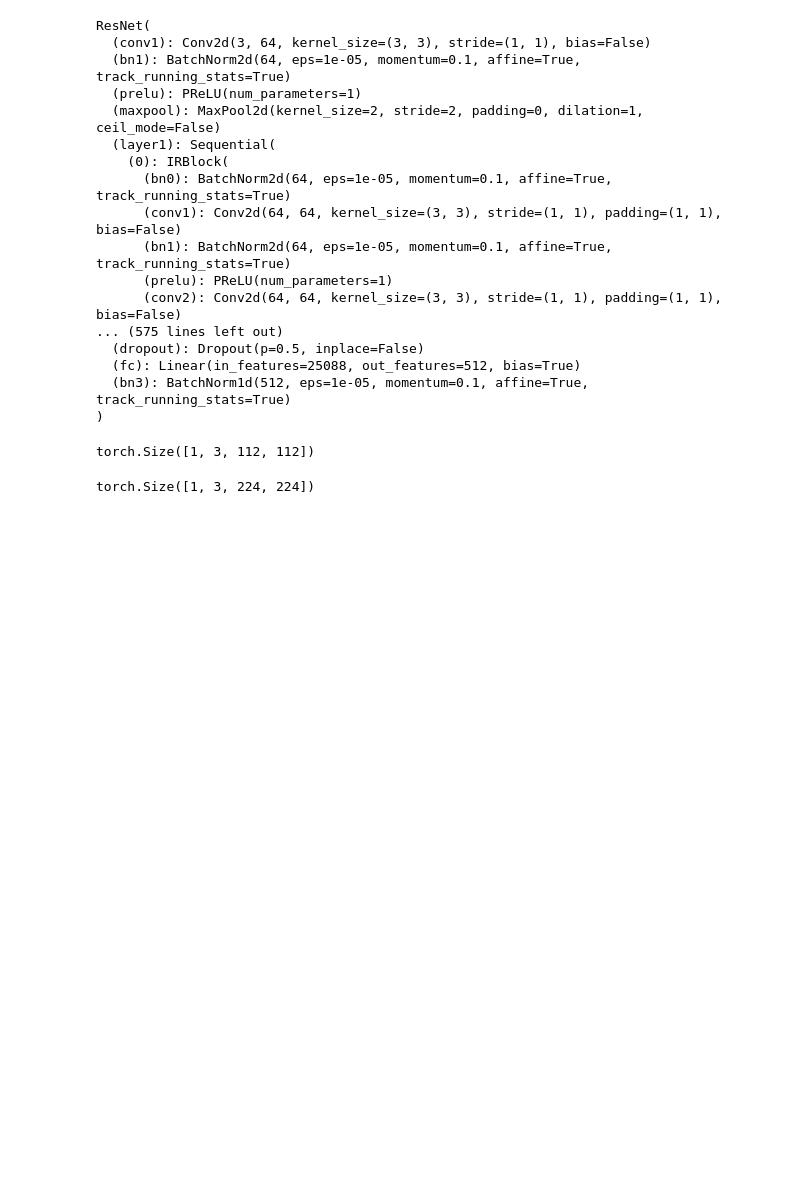
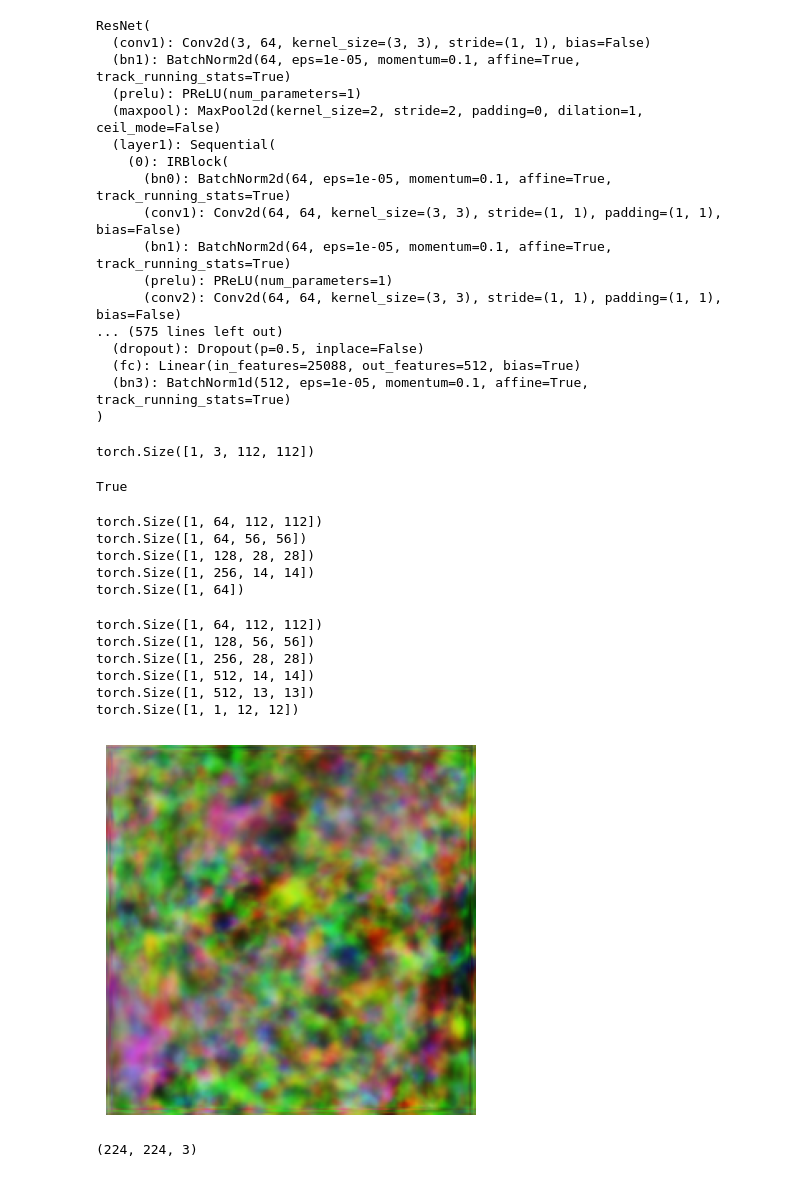
Before and after one commit to sergioar3143/AprendizajeProfundo, a Jupyter notebook: Filtro_IG.ipynb, the cells around one changed output. Saved outputs shown, nothing was run; the diff lists cells and outputs as text; code cells hidden in the pictures; blank space fills up the shorter version.

```diff
--- a/Filtro_IG.ipynb
+++ b/Filtro_IG.ipynb
@@ -328,9 +415,10 @@ ResNet(
   (bn3): BatchNorm1d(512, eps=1e-05, momentum=0.1, affine=True, track_running_stats=True)
 )
 # %%
-import numpy as np
-import torch.nn.functional as F
-from PIL import Image
+device="cpu"
+netArc = netArc.to(device)
+netG = netG.to(device)
+netD = netD.to(device)
 
 #pretrained_path = '' if not self.isTrain else opt.load_pretrain
 #model=load_network(self.netG, 'G', opt.which_epoch, pretrained_path)
@@ -346,7 +434,7 @@ with torch.no_grad():
   img_id = img_a.view(-1, img_a.shape[0], img_a.shape[1], img_a.shape[2])
 
   #img_att = torch.rand(1, 3, 224, 224)
-  pic_b =  '/content/SimSwap/crop_224/6.jpg'
+  pic_b = '/content/SimSwap/crop_224/6.jpg'
   img_b = Image.open(pic_b).convert('RGB')
   img_b = transformer(img_b)
   img_att = img_b.view(-1, img_b.shape[0], img_b.shape[1], img_b.shape[2])
@@ -362,7 +450,6 @@ with torch.no_grad():
   latend_id = latend_id.detach().to('cpu')
   latend_id = latend_id/np.linalg.norm(latend_id,axis=1,keepdims=True)
   #latend_id = latend_id.to('cuda')
-
 
   ############## Forward Pass ######################
   img_fake = netG(img_att, latend_id)
@@ -386,10 +473,48 @@ with torch.no_grad():
   output = output[..., ::-1]
 
 output = output*255
+
+cv2.imwrite('./result.jpg', output)
 # %% [output]
 torch.Size([1, 3, 112, 112])
+True
-# %%
-img_fake.shape
-# %% [output]
-torch.Size([1, 3, 224, 224])
+# %%
+features,_ = netD.feature_network(img_fake)
+print(features['0'].shape)
+print(features['1'].shape)
+print(features['2'].shape)
+print(features['3'].shape)
+logits = netD.discriminator(features, None)
+print(logits.shape)
+# %% [output]
+torch.Size([1, 64, 112, 112])
+torch.Size([1, 64, 56, 56])
+torch.Size([1, 128, 28, 28])
+torch.Size([1, 256, 14, 14])
+torch.Size([1, 64])
+# %%
+netD2=Discriminator(input_nc=3)
+a=netD2(img_fake)
+print(a[0].shape)
+print(a[1].shape)
+print(a[2].shape)
+print(a[3].shape)
+print(a[4].shape)
+print(a[5].shape)
+# %% [output]
+torch.Size([1, 64, 112, 112])
+torch.Size([1, 128, 56, 56])
+torch.Size([1, 256, 28, 28])
+torch.Size([1, 512, 14, 14])
+torch.Size([1, 512, 13, 13])
+torch.Size([1, 1, 12, 12])
+# %%
+# Muestra la imagen
+plt.imshow(output/255)
+plt.axis('off')  # Desactiva los ejes
+plt.show()
+output.shape
+# %% [output]
+[figure, added]
+(224, 224, 3)
 # %%
```
Also changed, not shown: parts of 35 cells of this notebook.
